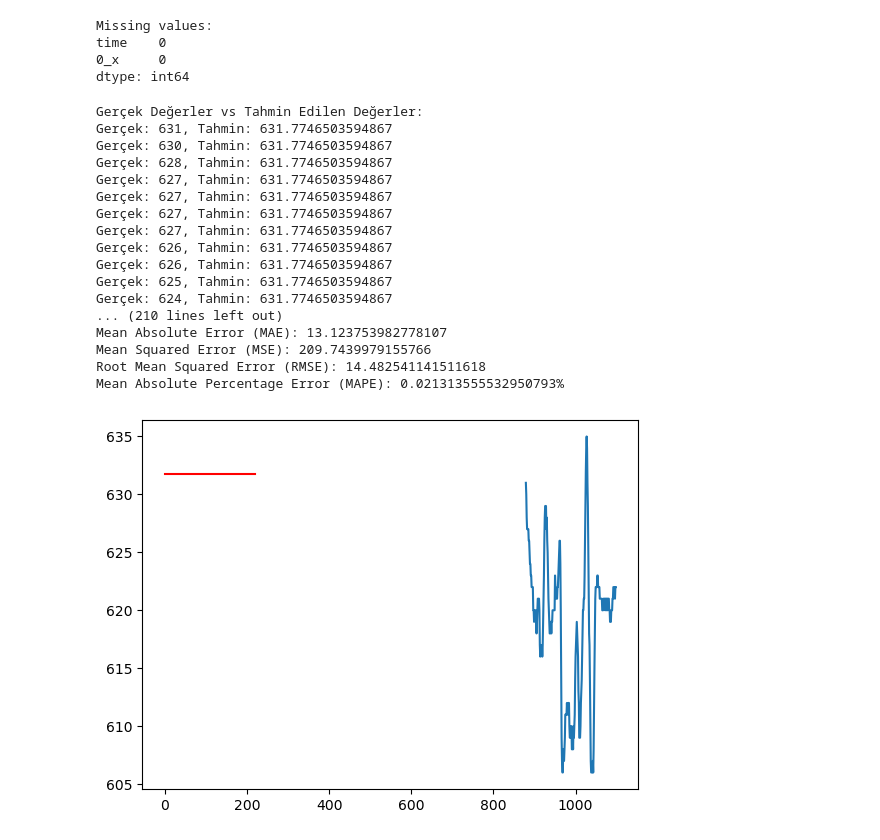
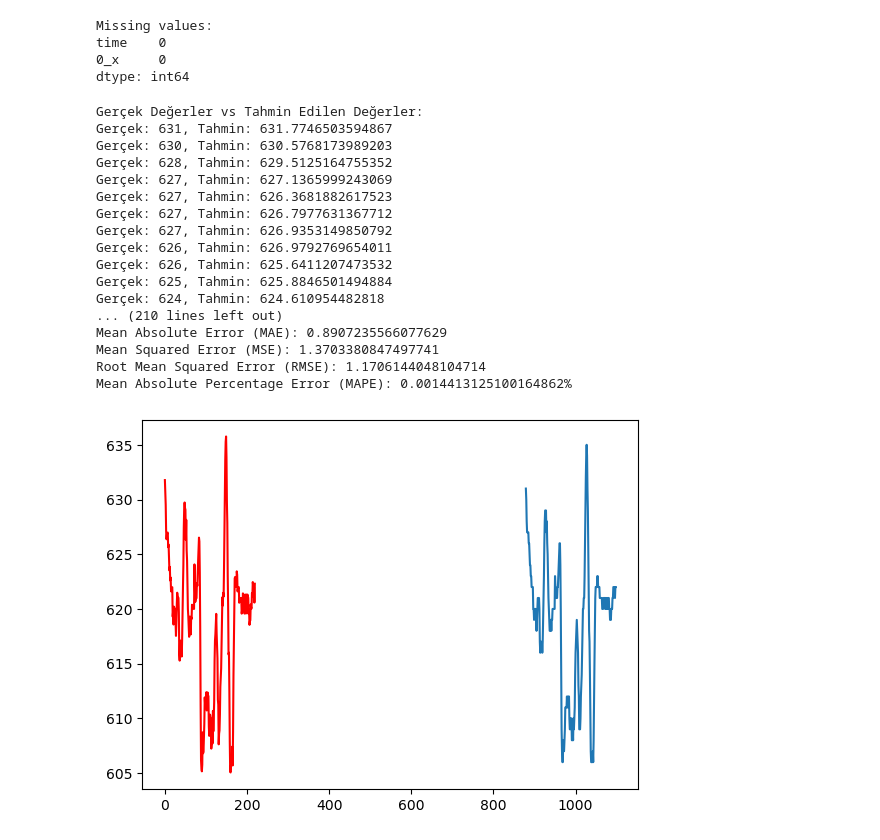
Before and after one commit to gozdenergiz/time-series-models, a Jupyter notebook: SARIMAX_model_statsmodels.ipynb, the cells around one changed output. Cells and saved outputs as stored; diff of their text form; code cells hidden in the pictures.

```diff
--- a/SARIMAX_model_statsmodels.ipynb
+++ b/SARIMAX_model_statsmodels.ipynb
@@ -60,57 +60,57 @@ history = [x for x in train]
 # walk-forward validation
 predictions = list()
 for t in range(len(test)):
-    model = SARIMAX(train, order=(1, 1, 1), seasonal_order=(0, 0, 0, 0), exog=None) # SARIMAX Model
+    model = SARIMAX(history, exog=None, order=(1, 1, 1), seasonal_order=(0, 0, 0, 0)) # SARIMAX Model
     model_fit = model.fit()
-    yhat = model_fit.forecast().iloc[0]
+    yhat = model_fit.forecast()[0]
     predictions.append(yhat)
     history.append(test.iloc[t])
 
 
     #print(predictions)
     #print(history)
     #print("----------------------------------------------------------------------------------------------------")
 
 
 # 12. Performans Metriklerini Hesaplama
 
 mae = mean_absolute_error(test, predictions)
 mse = mean_squared_error(test, predictions)
 rmse = root_mean_squared_error(test, predictions)
 mape = mean_absolute_percentage_error(test, predictions)
 
 print("Gerçek Değerler vs Tahmin Edilen Değerler:")
 for expected, predicted in zip(test, predictions):
     print(f"Gerçek: {expected}, Tahmin: {predicted}")
 
 print("------------------------------------------------------------------------------")
 print(f"Mean Absolute Error (MAE): {mae}")
 print(f"Mean Squared Error (MSE): {mse}")
 print(f"Root Mean Squared Error (RMSE): {rmse}")
 print(f"Mean Absolute Percentage Error (MAPE): {mape}%")
 # plot forecasts against actual outcomes
 plt.plot(test)
 plt.plot(predictions, color='red')
 plt.show()
 # %% [output]
 Gerçek Değerler vs Tahmin Edilen Değerler:
 Gerçek: 631, Tahmin: 631.7746503594867
-Gerçek: 630, Tahmin: 631.7746503594867
-Gerçek: 628, Tahmin: 631.7746503594867
-Gerçek: 627, Tahmin: 631.7746503594867
-Gerçek: 627, Tahmin: 631.7746503594867
-Gerçek: 627, Tahmin: 631.7746503594867
-Gerçek: 627, Tahmin: 631.7746503594867
-Gerçek: 626, Tahmin: 631.7746503594867
-Gerçek: 626, Tahmin: 631.7746503594867
-Gerçek: 625, Tahmin: 631.7746503594867
-Gerçek: 624, Tahmin: 631.7746503594867
+Gerçek: 630, Tahmin: 630.5768173989203
+Gerçek: 628, Tahmin: 629.5125164755352
+Gerçek: 627, Tahmin: 627.1365999243069
+Gerçek: 627, Tahmin: 626.3681882617523
+Gerçek: 627, Tahmin: 626.7977631367712
+Gerçek: 627, Tahmin: 626.9353149850792
+Gerçek: 626, Tahmin: 626.9792769654011
+Gerçek: 626, Tahmin: 625.6411207473532
+Gerçek: 625, Tahmin: 625.8846501494884
+Gerçek: 624, Tahmin: 624.610954482818
 ... (210 lines left out)
-Mean Absolute Error (MAE): 13.123753982778107
-Mean Squared Error (MSE): 209.7439979155766
-Root Mean Squared Error (RMSE): 14.482541141511618
-Mean Absolute Percentage Error (MAPE): 0.021313555532950793%
+Mean Absolute Error (MAE): 0.8907235566077629
+Mean Squared Error (MSE): 1.3703380847497741
+Root Mean Squared Error (RMSE): 1.1706144048104714
+Mean Absolute Percentage Error (MAPE): 0.0014413125100164862%
-[figure, old version]
+[figure, new version]
 # %%
 # 8. Veri Setini Train ve Test olarak Bölme
 train_size = int(len(df) * 0.8)  # %80 eğitim, %20 test
```
Also changed, not shown: parts of 4 cells of this notebook, 1 other file.
